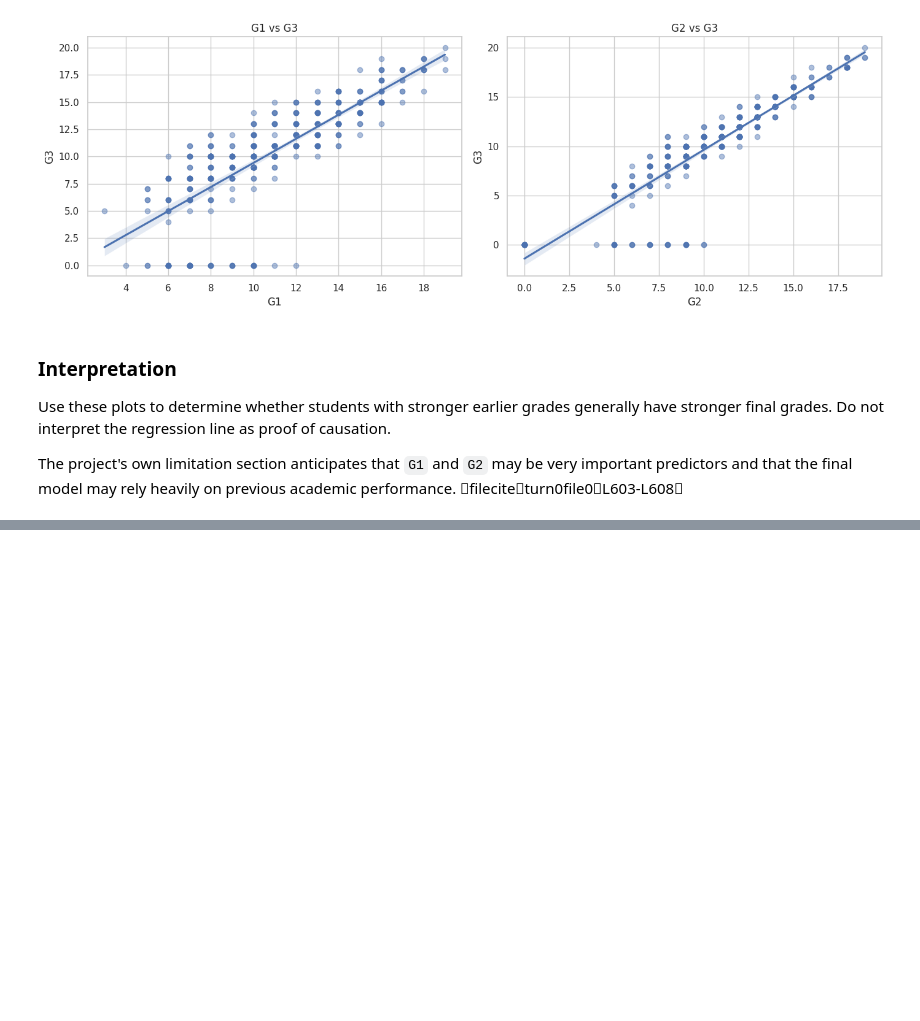
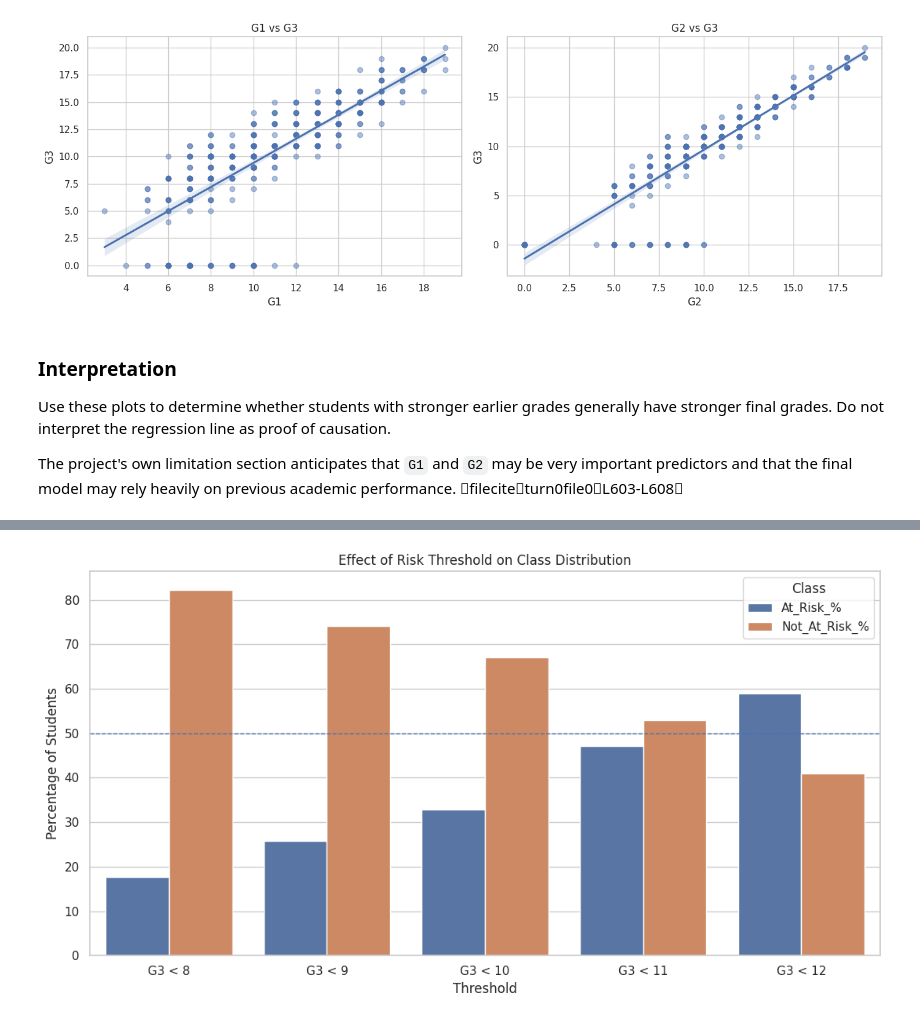
Before and after one commit to dealwisca-dot/Early-Identification-of-At-Risk-Students, a Jupyter notebook: EDA.ipynb, the cells around one changed output, grey strips where cells are left out. Saved outputs shown, nothing was run; the diff lists cells and outputs as text; code cells hidden in the pictures; blank space fills up the shorter version.

Commit message:
feat(eda): add Section 7 - risk-threshold investigation and class balance justification

```diff
--- a/EDA.ipynb
+++ b/EDA.ipynb
@@ -535,0 +542,23 @@ The project's own limitation section anticipates that `G1` and `G2` may be very
+# %%
+# ============================================================
+# 17. Candidate risk thresholds
+# ============================================================
+candidate_thresholds = [8, 9, 10, 11, 12]
+
+threshold_analysis = []
+for threshold in candidate_thresholds:
+    at_risk = (df["G3"] < threshold)
+    n_at_risk = int(at_risk.sum())
+    n_not_risk = int((~at_risk).sum())
+
+    threshold_analysis.append({
+        "Threshold": f"G3 < {threshold}",
+        "Threshold_value": threshold,
+        "At_Risk_n": n_at_risk,
+        "At_Risk_%": round(n_at_risk / len(df) * 100, 2),
+        "Not_At_Risk_n": n_not_risk,
+        "Not_At_Risk_%": round(n_not_risk / len(df) * 100, 2)
+    })
+
+threshold_df = pd.DataFrame(threshold_analysis)
+print(threshold_df)
@@ -535,0 +579,20 @@ The project's own limitation section anticipates that `G1` and `G2` may be very
+# %%
+# ============================================================
+# 18. Visual comparison of candidate class balances
+# ============================================================
+plot_df = threshold_df.melt(
+    id_vars=["Threshold"],
+    value_vars=["At_Risk_%", "Not_At_Risk_%"],
+    var_name="Class",
+    value_name="Percentage"
+)
+
+plt.figure(figsize=(11, 6))
+sns.barplot(data=plot_df, x="Threshold", y="Percentage", hue="Class")
+plt.axhline(50, linestyle="--", linewidth=1)
+plt.title("Effect of Risk Threshold on Class Distribution")
+plt.ylabel("Percentage of Students")
+plt.tight_layout()
+plt.show()
+# %% [output]
+[figure, added]
```
Also changed, not shown: parts of 5 cells of this notebook.
